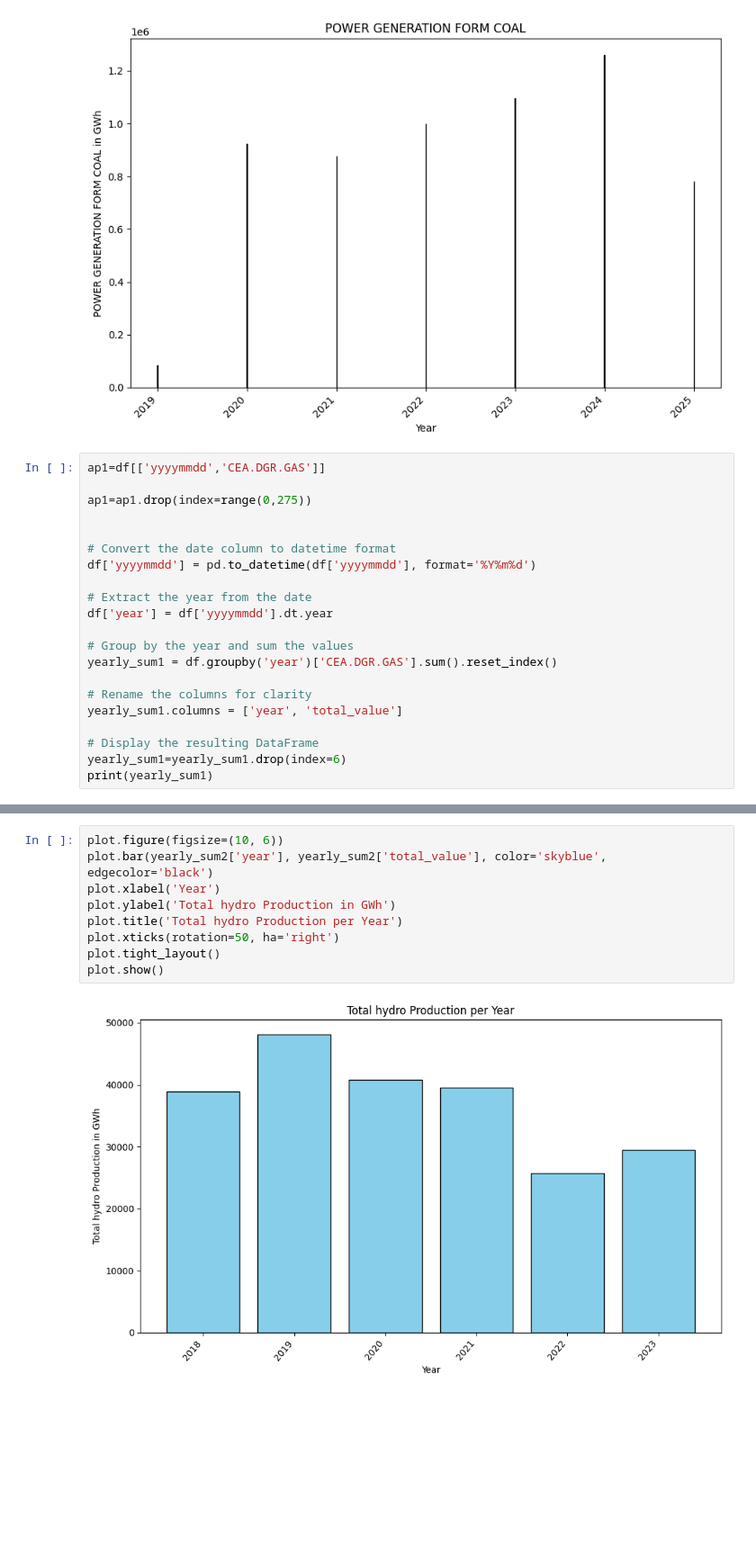
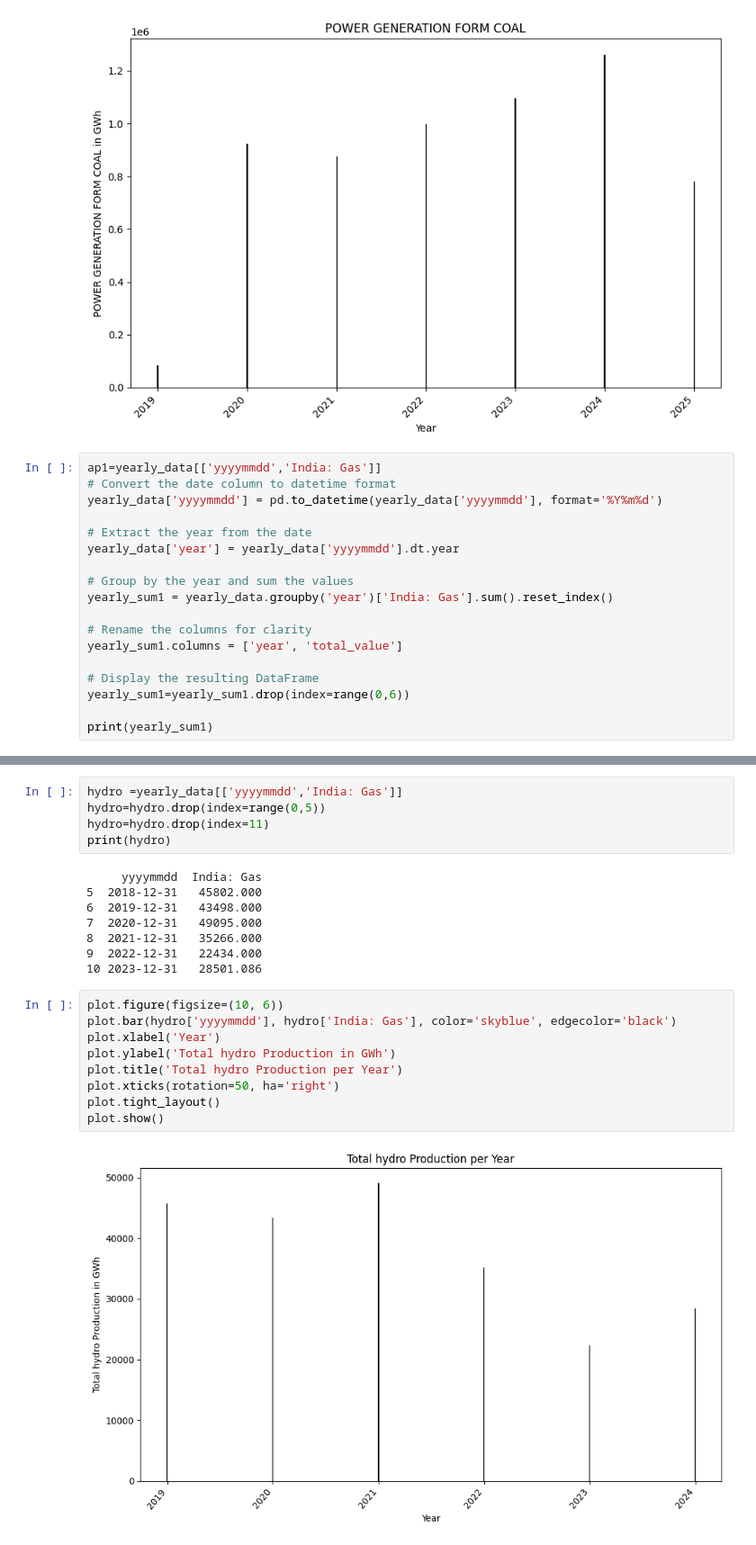
Before and after one commit to jayantxchauhan/India-Energy-Analytics-Model, a Jupyter notebook: ANALYSIS_2.ipynb, the cells around one changed output, grey strips where cells are left out. Shown at 90% size. Drawn from its saved outputs; the diff is of its cells as text; blank space fills up the shorter version.

```diff
--- a/ANALYSIS_2.ipynb
+++ b/ANALYSIS_2.ipynb
@@ -85,24 +85,21 @@ plot.show()
 # %% [output]
 [figure]
 # %%
-ap1=df[['yyyymmdd','CEA.DGR.GAS']]
-
-ap1=ap1.drop(index=range(0,275))
-
-
+ap1=yearly_data[['yyyymmdd','India: Gas']]
 # Convert the date column to datetime format
-df['yyyymmdd'] = pd.to_datetime(df['yyyymmdd'], format='%Y%m%d')
+yearly_data['yyyymmdd'] = pd.to_datetime(yearly_data['yyyymmdd'], format='%Y%m%d')
 
 # Extract the year from the date
-df['year'] = df['yyyymmdd'].dt.year
+yearly_data['year'] = yearly_data['yyyymmdd'].dt.year
 
 # Group by the year and sum the values
-yearly_sum1 = df.groupby('year')['CEA.DGR.GAS'].sum().reset_index()
+yearly_sum1 = yearly_data.groupby('year')['India: Gas'].sum().reset_index()
 
 # Rename the columns for clarity
 yearly_sum1.columns = ['year', 'total_value']
 
 # Display the resulting DataFrame
-yearly_sum1=yearly_sum1.drop(index=6)
+yearly_sum1=yearly_sum1.drop(index=range(0,6))
+
 print(yearly_sum1)
 # %% [output]
@@ -151,11 +125,24 @@ print(yearly_sum2)
+# %%
+hydro =yearly_data[['yyyymmdd','India: Gas']]
+hydro=hydro.drop(index=range(0,5))
+hydro=hydro.drop(index=11)
+print(hydro)
+# %% [output]
+     yyyymmdd  India: Gas
+5  2018-12-31   45802.000
+6  2019-12-31   43498.000
+7  2020-12-31   49095.000
+8  2021-12-31   35266.000
+9  2022-12-31   22434.000
+10 2023-12-31   28501.086
 # %%
 plot.figure(figsize=(10, 6))
-plot.bar(yearly_sum2['year'], yearly_sum2['total_value'], color='skyblue', edgecolor='black')
+plot.bar(hydro['yyyymmdd'], hydro['India: Gas'], color='skyblue', edgecolor='black')
 plot.xlabel('Year')
 plot.ylabel('Total hydro Production in GWh')
 plot.title('Total hydro Production per Year')
 plot.xticks(rotation=50, ha='right')
 plot.tight_layout()
 plot.show()
 # %% [output]
-[figure, old version]
+[figure, new version]
```
Also changed, not shown: parts of 8 cells of this notebook, 2 other files.
